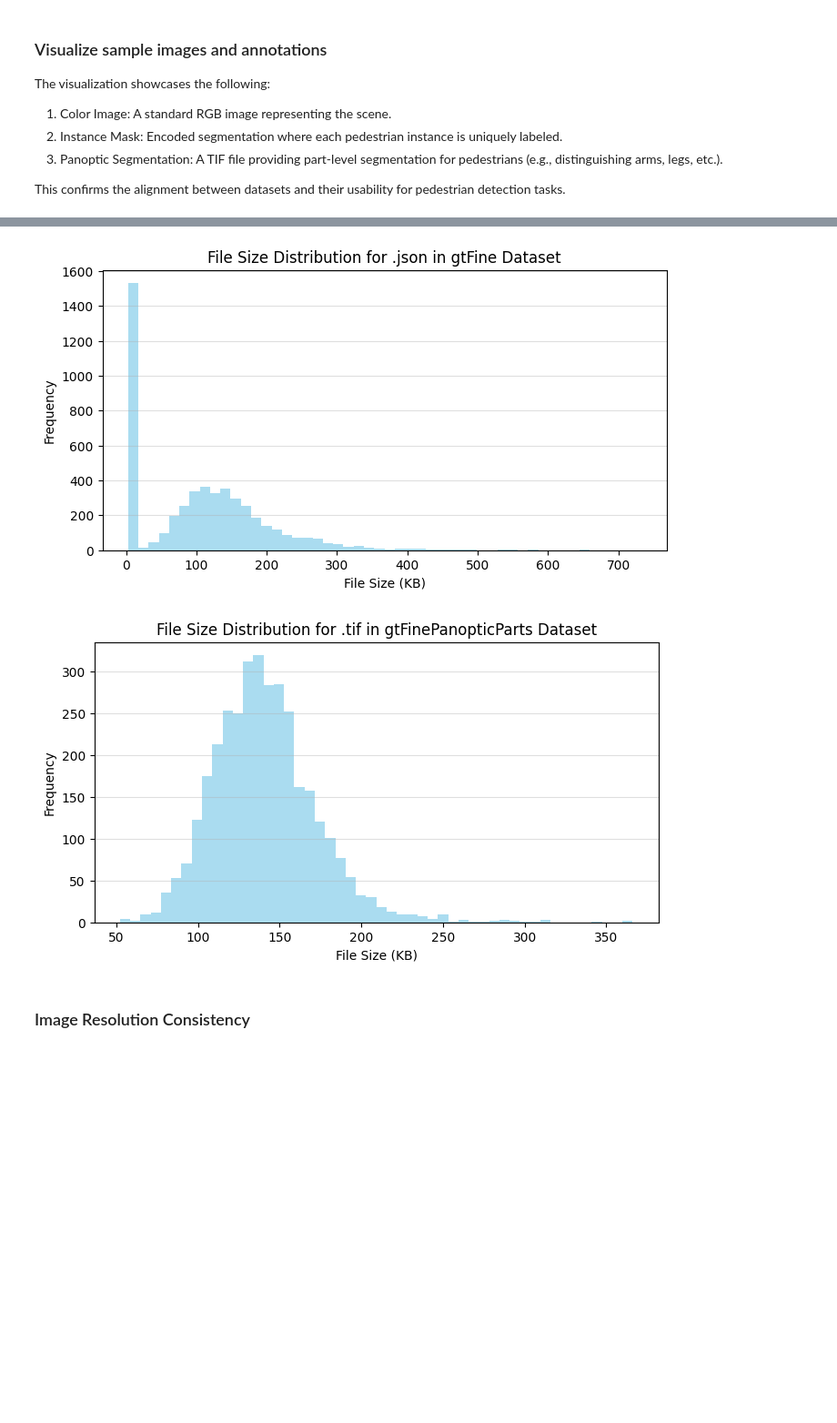
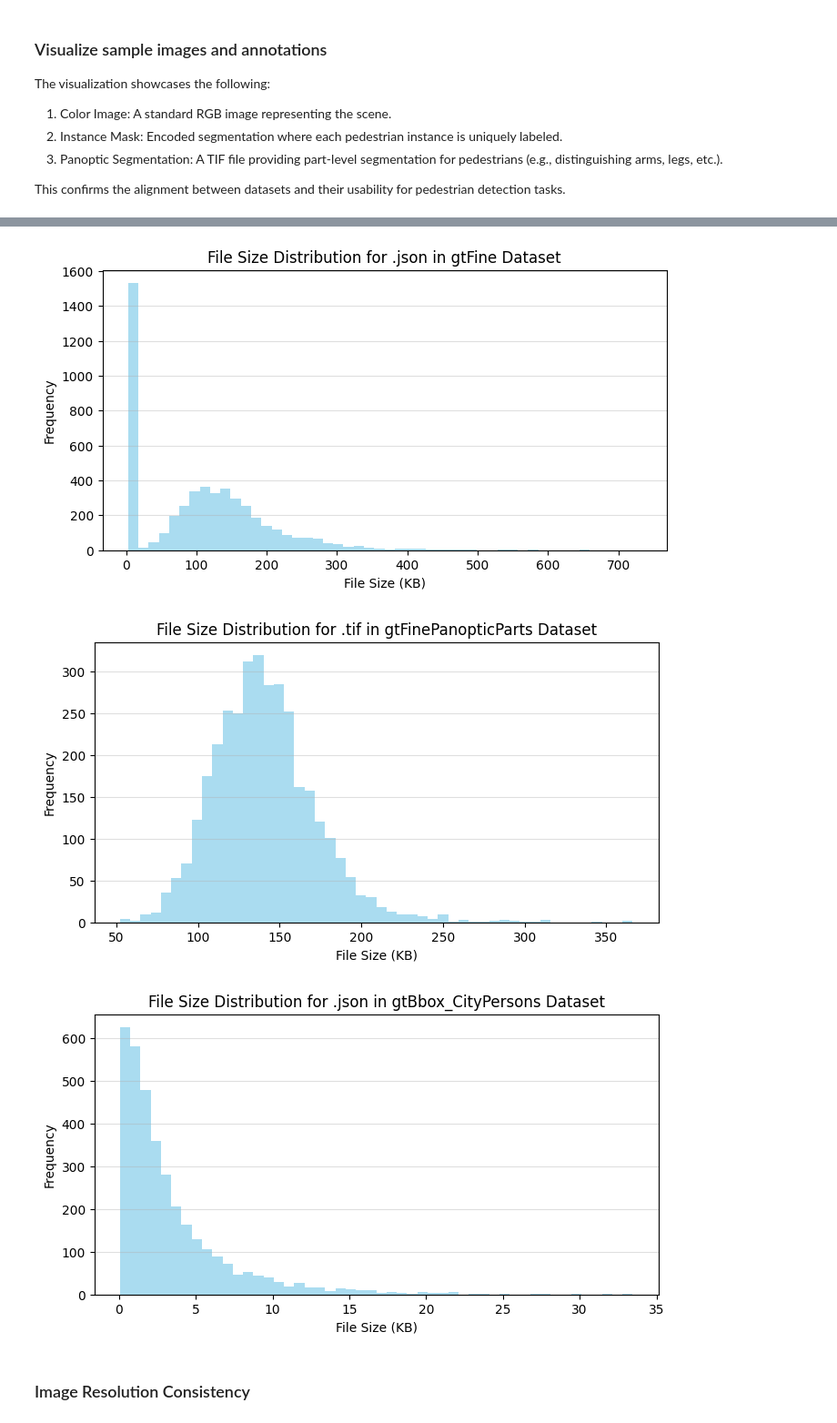
Before and after one commit to raz0208/City-Person-Dataset-EDA, a Jupyter notebook: CityPersonDatasetEDA.ipynb, the cells around one changed output, grey strips where cells are left out. Shown at 91% size. Cells and saved outputs as stored; diff of their text form; code cells hidden in the pictures; blank space fills up the shorter version.

```diff
--- a/CityPersonDatasetEDA.ipynb
+++ b/CityPersonDatasetEDA.ipynb
@@ -604,33 +591,39 @@ def get_file_sizes_for_types(directory, file_types):
     return file_sizes_by_type
 
 # Define the file types to analyze
 gtFine_file_types = [".png", ".json"]
 gtFinePano_file_type = [".tif"]
+gtBbox_file_types = [".json"]
 
 # Analyze file sizes for specific file types in both datasets
 gtFine_file_sizes_selected = get_file_sizes_for_types(gtFine_CorePath, gtFine_file_types)
 gtFinePanoptic_file_sizes_selected = get_file_sizes_for_types(gtFinePano_CorePath, gtFinePano_file_type)
+gtBbox_file_sizes_selected = get_file_sizes_for_types(gtBbox_CorePath, gtBbox_file_types)
 
 # Function to plot file size distribution for specific file types
 def plot_file_sizes_for_types(file_sizes_by_type, dataset_name):
     for file_type, sizes in file_sizes_by_type.items():
         plt.figure(figsize=(8, 4))
         plt.hist(sizes, bins=50, alpha=0.7, color="skyblue")
         plt.xlabel("File Size (KB)")
         plt.ylabel("Frequency")
         plt.title(f"File Size Distribution for {file_type} in {dataset_name}")
         plt.grid(axis="y", alpha=0.40)
         plt.show()
 
 # Plot file size distribution for gtFine dataset
 plot_file_sizes_for_types(gtFine_file_sizes_selected, "gtFine Dataset")
 print("\n")
 # Plot file size distribution for gtFinePanopticParts dataset
 plot_file_sizes_for_types(gtFinePanoptic_file_sizes_selected, "gtFinePanopticParts Dataset")
+print("\n")
+# Plot file size distribution for gtBbox_CityPersons dataset
+plot_file_sizes_for_types(gtBbox_file_sizes_selected, "gtBbox_CityPersons Dataset")
 # %% [output]
 [figure]
 [figure]
 [figure]
+[figure, added]
 # %% [markdown]
 ### Image Resolution Consistency
 # %%
```
Also changed, not shown: parts of 20 cells of this notebook.
